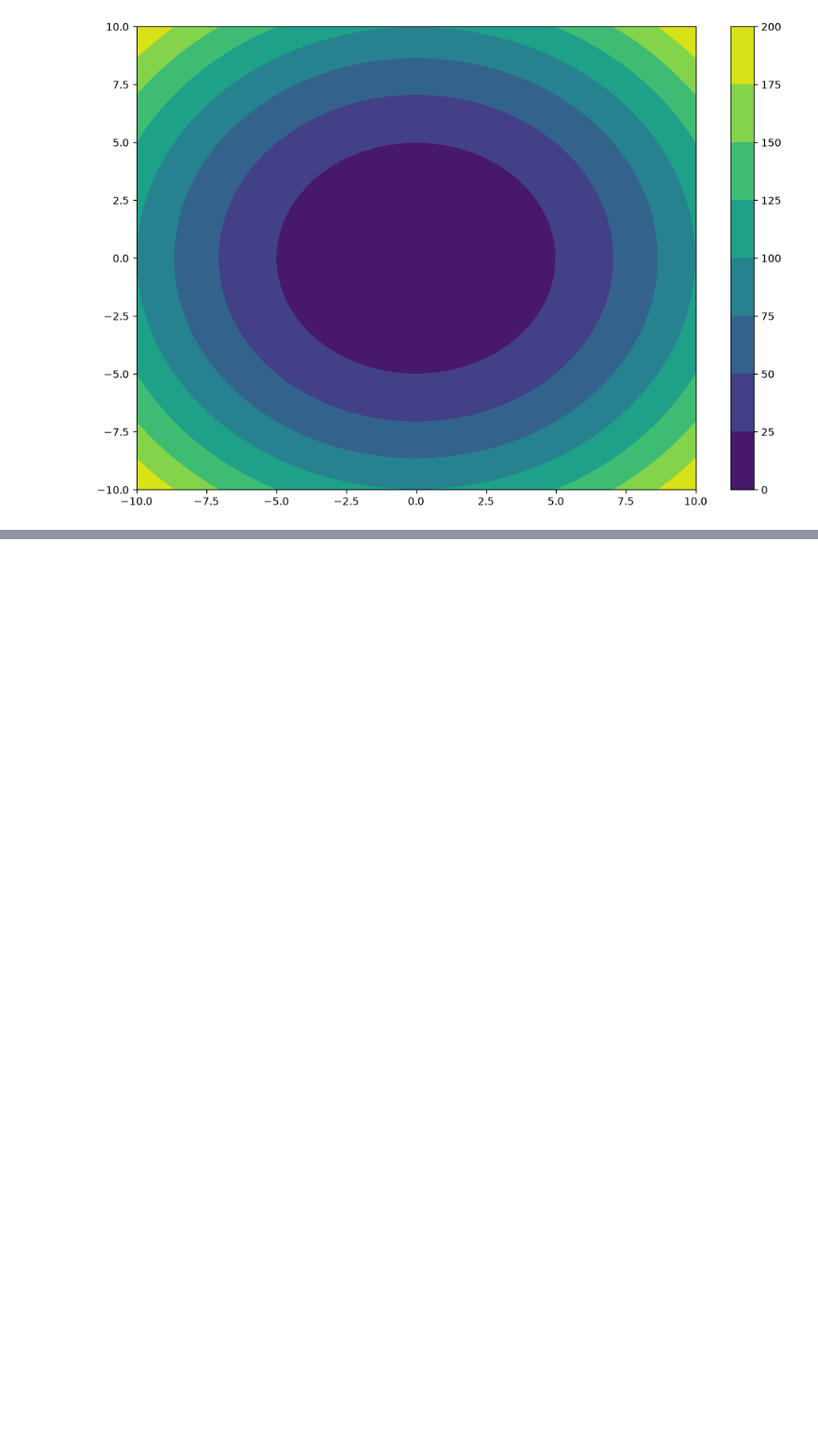
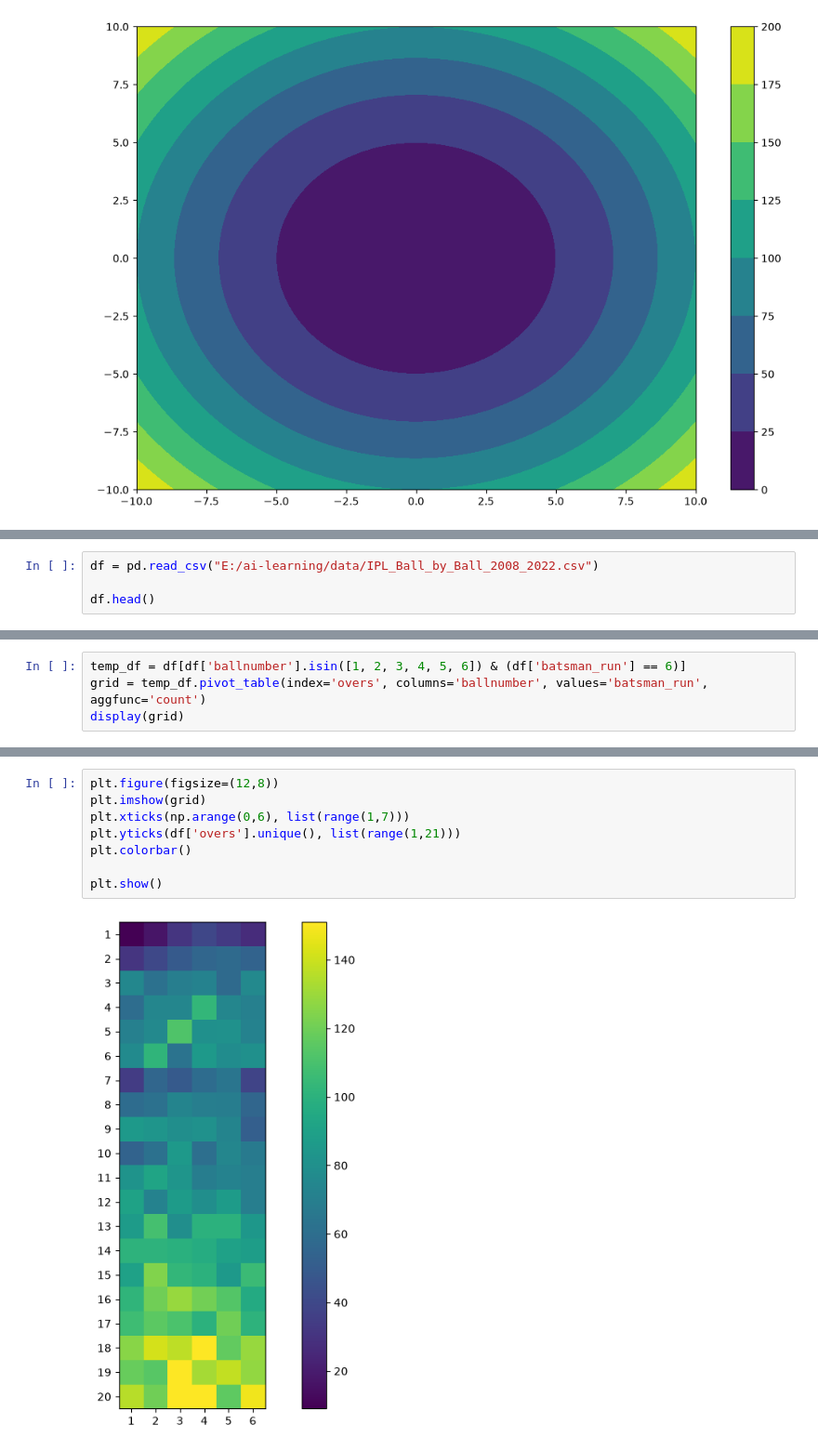
Before and after one commit to muhammad-saad-2006/ai-learning, a Jupyter notebook: week1/matplot-notes.ipynb, the cells around one changed output, grey strips where cells are left out. Shown at 93% size. Cells and saved outputs as stored; diff of their text form; blank space fills up the shorter version.

Commit message:
Learned heatmap

```diff
--- a/week1/matplot-notes.ipynb
+++ b/week1/matplot-notes.ipynb
@@ -88,0 +91,4 @@ plt.show()
+# %%
+df = pd.read_csv("E:/ai-learning/data/IPL_Ball_by_Ball_2008_2022.csv")
+
+df.head()
@@ -88,0 +102,4 @@ plt.show()
+# %%
+temp_df = df[df['ballnumber'].isin([1, 2, 3, 4, 5, 6]) & (df['batsman_run'] == 6)]
+grid = temp_df.pivot_table(index='overs', columns='ballnumber', values='batsman_run', aggfunc='count')
+display(grid)
@@ -88,0 +125,10 @@ plt.show()
+# %%
+plt.figure(figsize=(12,8))
+plt.imshow(grid)
+plt.xticks(np.arange(0,6), list(range(1,7)))
+plt.yticks(df['overs'].unique(), list(range(1,21)))
+plt.colorbar()
+
+plt.show()
+# %% [output]
+[figure, added]
```
Also changed, not shown: parts of 3 cells of this notebook, 1 other file.
